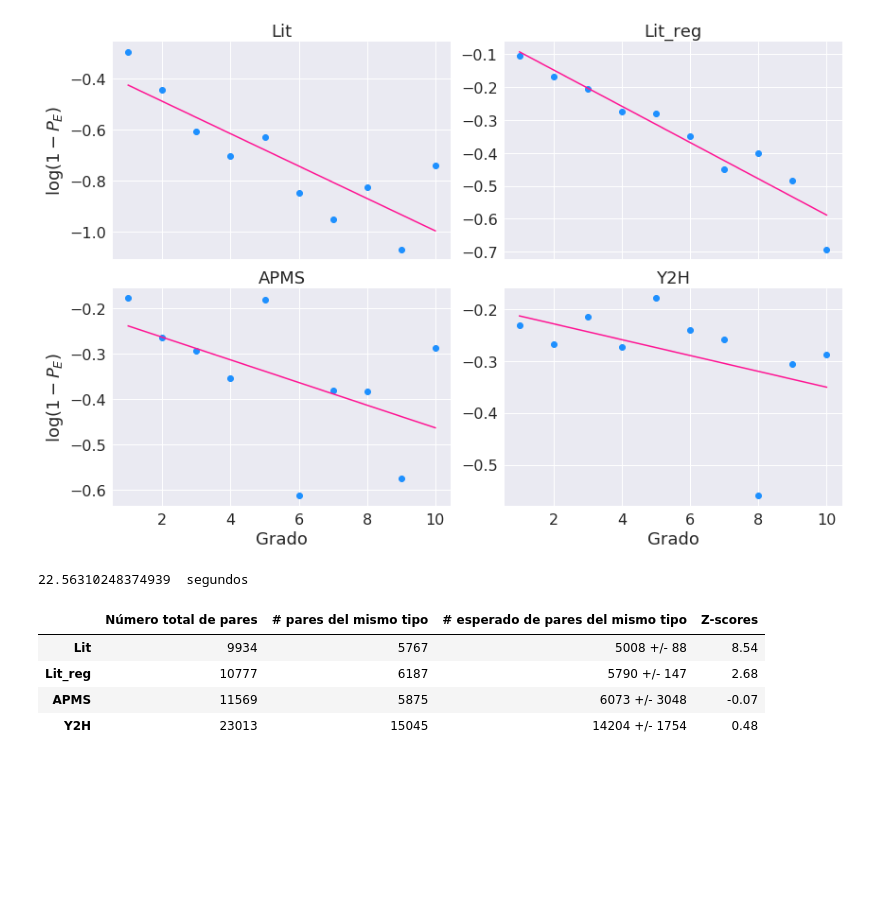
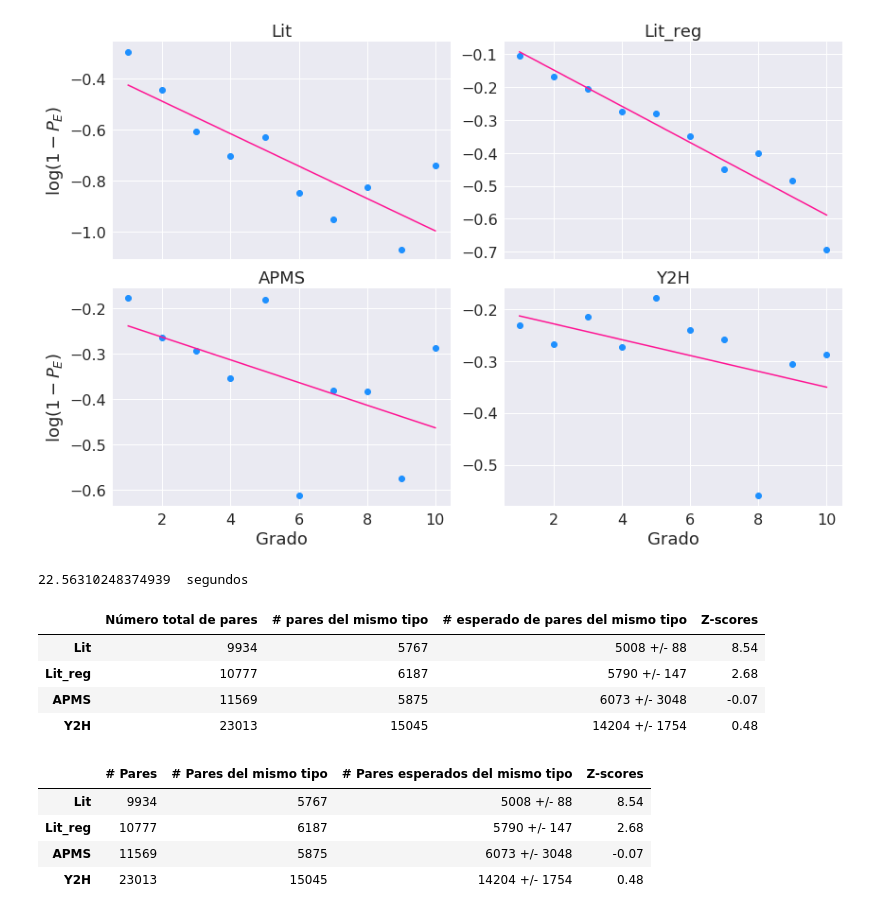
Before and after one commit to GRGab/Urdimbres-Sofisticadas, a Jupyter notebook: Tp2/generar_tablas_lindas.ipynb, the cells around one changed output. Saved outputs shown, nothing was run; the diff lists cells and outputs as text; code cells hidden in the pictures; blank space fills up the shorter version.

```diff
--- a/Tp2/generar_tablas_lindas.ipynb
+++ b/Tp2/generar_tablas_lindas.ipynb
@@ -376,3 +363,22 @@ tabla5
 | Lit_reg | 10777 | 6187 | 5790 +/- 147 | 2.68 |
 | APMS | 11569 | 5875 | 6073 +/- 3048 | -0.07 |
 | Y2H | 23013 | 15045 | 14204 +/- 1754 | 0.48 |
+# %%
+# Hacemos la tabla prolija linda
+pares_prolijo = [int(x) for x in pares]
+pares_mismotipo_prolijo = [int(x) for x in pares_mismotipo]
+esperados_prolijo = ['{} +/- {}'.format(int(x), int(y)) for x, y in zip(esperados, incertezas)]
+zscores_prolijo = ['{:.2f}'.format(x) for x in zscores]
+
+tabla5 = pd.DataFrame(data = {'# Pares': pares_prolijo,
+                              '# Pares del mismo tipo': pares_mismotipo_prolijo,
+                              '# Pares esperados del mismo tipo': esperados_prolijo,
+                              'Z-scores': zscores_prolijo},
+                      index=['Lit', 'Lit_reg', 'APMS', 'Y2H'])
+tabla5
+# %% [output]
+|  | # Pares | # Pares del mismo tipo | # Pares esperados del mismo tipo | Z-scores |
+| Lit | 9934 | 5767 | 5008 +/- 88 | 8.54 |
+| Lit_reg | 10777 | 6187 | 5790 +/- 147 | 2.68 |
+| APMS | 11569 | 5875 | 6073 +/- 3048 | -0.07 |
+| Y2H | 23013 | 15045 | 14204 +/- 1754 | 0.48 |
```
Also changed, not shown: parts of 4 cells of this notebook, 4 other files.
